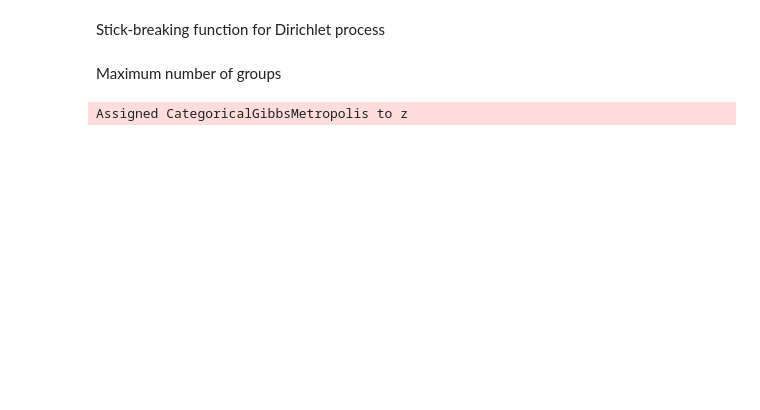
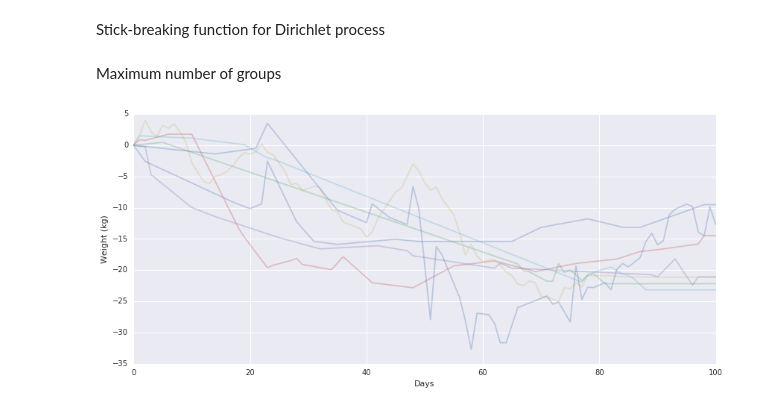
Before and after one commit to fonnesbeck/psychosocial_determinants_bmi, a Jupyter notebook: notebooks/BMI Trajectories.ipynb, the cells around one changed output. Cells and saved outputs as stored; diff of their text form; code cells hidden in the pictures; blank space fills up the shorter version.

Commit message:
Working trajectories model

```diff
--- a/notebooks/BMI Trajectories.ipynb
+++ b/notebooks/BMI Trajectories.ipynb
@@ -61,3 +73,13 @@ class GPMixture(Mixture):
+# %%
+def interpolate(x0, y0, x):
+
+    idx = np.searchsorted(x0, x)
+    dl = np.array(x - x0[idx - 1])
+    dr = np.array(x0[idx] - x)
+    d = dl + dr
+    wl = dr / d
+
+    return wl * y0[idx - 1] + (1 - wl) * y0[idx]
 # %%
 with Model() as model:
 
@@ -67,23 +89,21 @@ with Model() as model:
 
     z = Categorical('z', ω, shape=N)
 
-    η = HalfCauchy('η', 3, shape=K)
-    ρ = HalfCauchy('ρ', 3, shape=K)
-    σ = HalfCauchy('σ', 5)
+    σ = HalfCauchy('σ', 5, shape=C)
+
+    θ = tt.stack([GaussianRandomWalk('θ_%i' % i, sd=σ[i], shape=nknots) for i in range(C)])
+
+    sd = HalfCauchy('sd', 5)
 
     for i in range(N):
-        data = weight_change.iloc[:, i].dropna()
-        y = data.values
-        x = data.index.values.reshape(-1,1)
 
-        K = η[z[i]]*cov.Matern32(1, ρ[z[i]])
+        data = data_subset.iloc[:, i]
+        observed = ~np.isnan(data)
+        y = data[observed]
+        x = np.where(observed)[0].reshape(-1,1)
+        n = y.shape[0]
 
-        Σ = K(x) + tt.eye(len(y))*σ
-
-        MvNormal('trajectory_%i' % i, tt.zeros(y.shape), cov=Σ, observed=y, shape=x.shape)
+        Normal('trajectory_%i' % i, interpolate(knots, θ[z[i]], x), sd=sd, observed=y)
-# %%
-with model:
-    step = Metropolis(vars=model.cont_vars)
-    trace = sample(5000, step=step)
-# %% [output]
-Assigned CategoricalGibbsMetropolis to z
+# %%
+with model:
+    trace = sample(10000, init=None)
@@ -89,0 +112,7 @@ Assigned CategoricalGibbsMetropolis to z
+# %%
+fig, axes = plt.subplots(figsize=(14,6))
+(data_subset.iloc[:, np.median(trace['z'], 0)==0].interpolate(limit=100)
+            .plot(legend=False, alpha=0.3, ax=axes))
+axes.set_ylabel('Weight (kg)');
+# %% [output]
+[figure, added]
```
Also changed, not shown: parts of 16 cells of this notebook.
